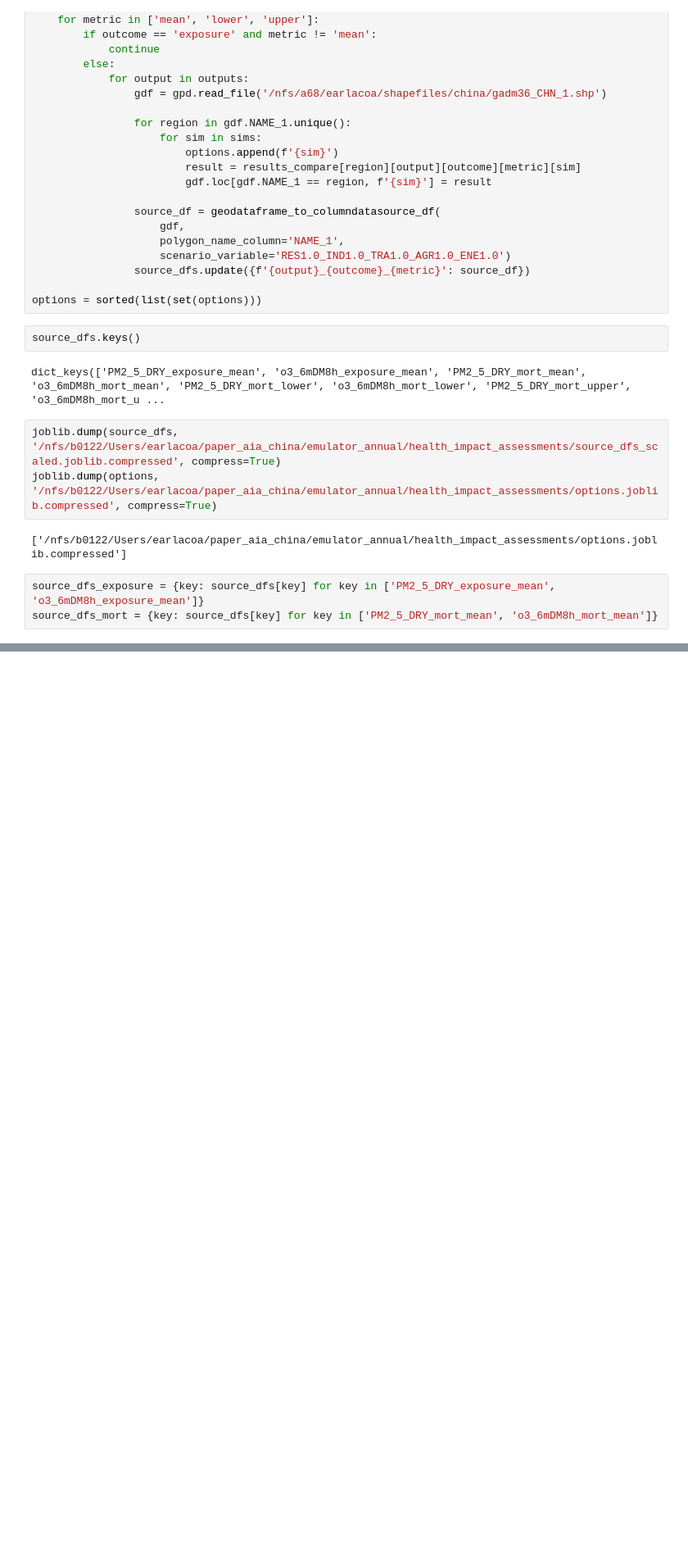
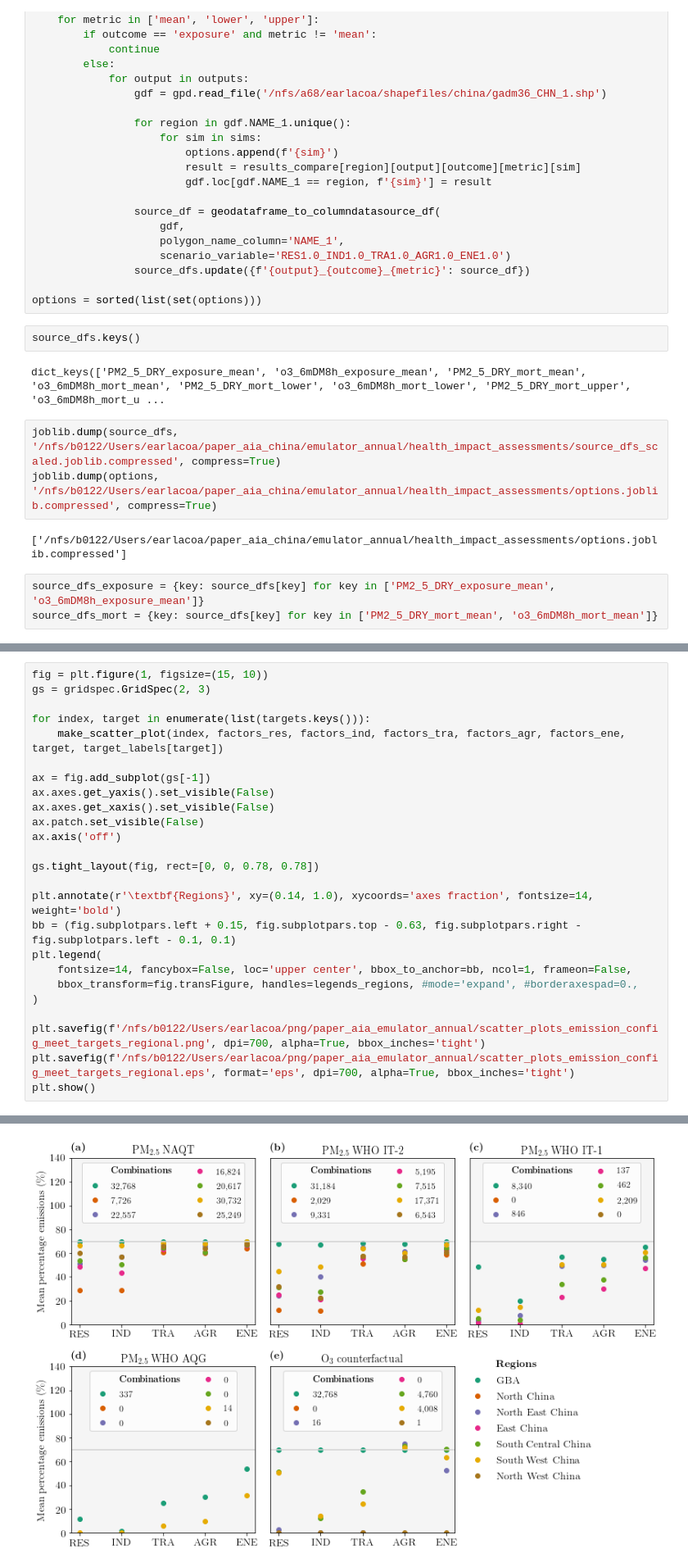
Before and after one commit to lukeconibear/emulator_annual, a Jupyter notebook: emulator_plots.ipynb, the cells around one changed output, grey strips where cells are left out. Shown: that part at 82% size. Saved outputs shown, nothing was run; the diff lists cells and outputs as text; blank space fills up the shorter version.

```diff
--- a/emulator_plots.ipynb
+++ b/emulator_plots.ipynb
@@ -2330,0 +2500,26 @@ joblib.dump(source_dfs_mort, '/nfs/a68/earlacoa/test/source_dfs_mort_scaled.jobl
+# %%
+fig = plt.figure(1, figsize=(15, 10))
+gs = gridspec.GridSpec(2, 3)
+
+for index, target in enumerate(list(targets.keys())):
+    make_scatter_plot(index, factors_res, factors_ind, factors_tra, factors_agr, factors_ene, target, target_labels[target])
+
+ax = fig.add_subplot(gs[-1])
+ax.axes.get_yaxis().set_visible(False)
+ax.axes.get_xaxis().set_visible(False)
+ax.patch.set_visible(False)
+ax.axis('off')
+
+gs.tight_layout(fig, rect=[0, 0, 0.78, 0.78])
+
+plt.annotate(r'\textbf{Regions}', xy=(0.14, 1.0), xycoords='axes fraction', fontsize=14, weight='bold')
+bb = (fig.subplotpars.left + 0.15, fig.subplotpars.top - 0.63, fig.subplotpars.right - fig.subplotpars.left - 0.1, 0.1)
+plt.legend(
+    fontsize=14, fancybox=False, loc='upper center', bbox_to_anchor=bb, ncol=1, frameon=False,
+    bbox_transform=fig.transFigure, handles=legends_regions, #mode='expand', #borderaxespad=0.,
+)
+
+plt.savefig(f'/nfs/b0122/Users/earlacoa/png/paper_aia_emulator_annual/scatter_plots_emission_config_meet_targets_regional.png', dpi=700, alpha=True, bbox_inches='tight')
+plt.savefig(f'/nfs/b0122/Users/earlacoa/png/paper_aia_emulator_annual/scatter_plots_emission_config_meet_targets_regional.eps', format='eps', dpi=700, alpha=True, bbox_inches='tight')
+plt.show()
+# %% [output]
@@ -2330,0 +2536 @@ joblib.dump(source_dfs_mort, '/nfs/a68/earlacoa/test/source_dfs_mort_scaled.jobl
+[figure, added]
```
Also changed, not shown: parts of 23 cells of this notebook, 7 other files.
